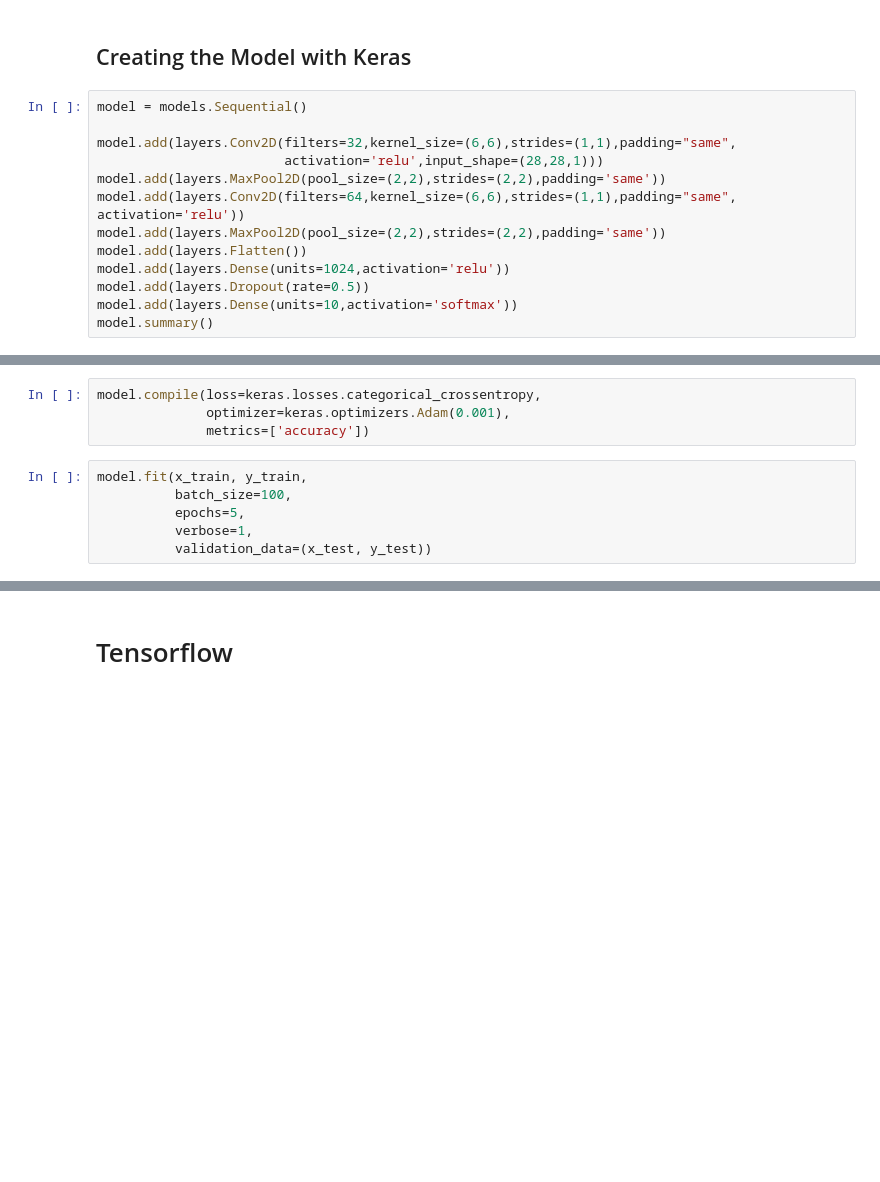
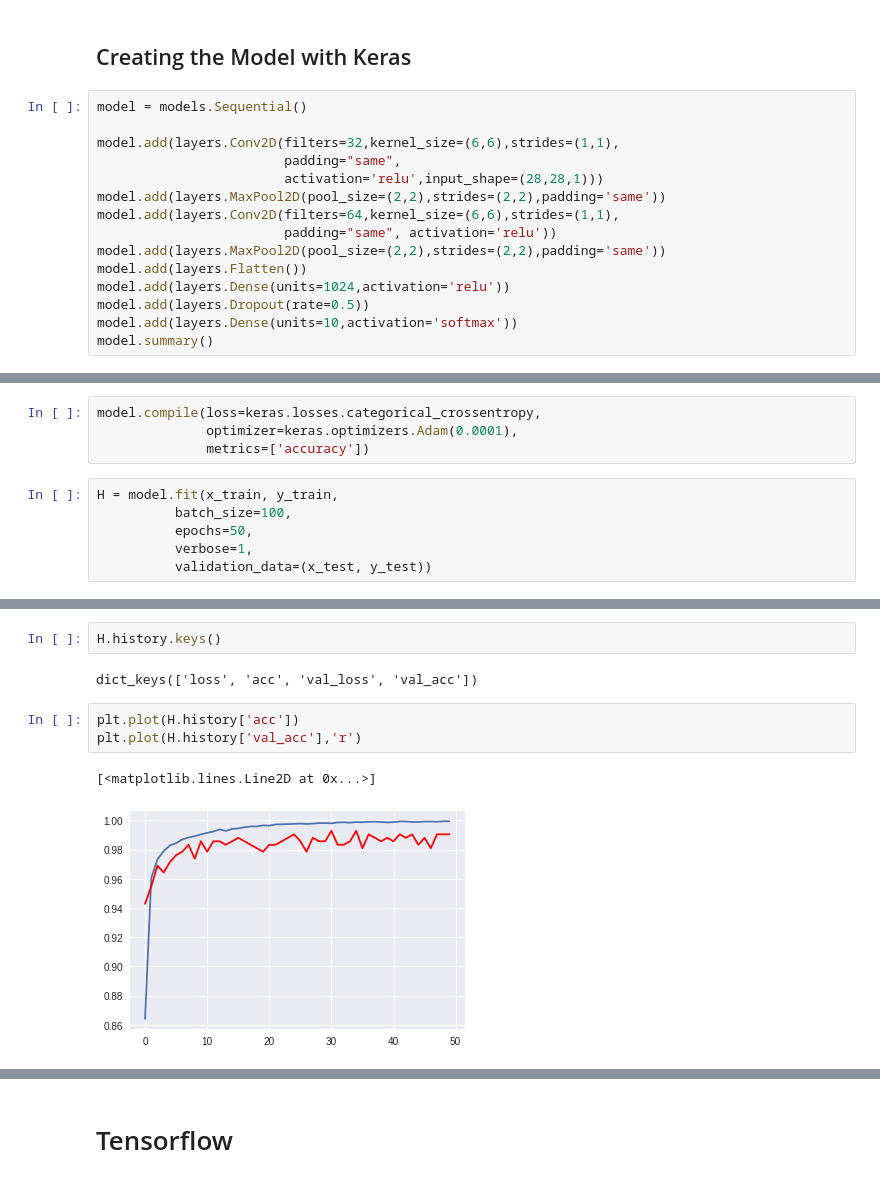
Before and after one commit to zht007/tensorflow-practice, a Jupyter notebook: 4_Clasification_DigitRecognizer/1 DL CNN for DigitRecognizer -Keras.ipynb, the cells around one changed output, grey strips where cells are left out. Cells and saved outputs as stored; diff of their text form; blank space fills up the shorter version.

```diff
--- a/4_Clasification_DigitRecognizer/1 DL CNN for DigitRecognizer -Keras.ipynb
+++ b/4_Clasification_DigitRecognizer/1 DL CNN for DigitRecognizer -Keras.ipynb
@@ -56,10 +69,12 @@ y_test = keras.utils.to_categorical(y_test)
 # %%
 model = models.Sequential()
 
-model.add(layers.Conv2D(filters=32,kernel_size=(6,6),strides=(1,1),padding="same",
+model.add(layers.Conv2D(filters=32,kernel_size=(6,6),strides=(1,1),
+                        padding="same",
                         activation='relu',input_shape=(28,28,1)))
 model.add(layers.MaxPool2D(pool_size=(2,2),strides=(2,2),padding='same'))
-model.add(layers.Conv2D(filters=64,kernel_size=(6,6),strides=(1,1),padding="same", activation='relu'))
+model.add(layers.Conv2D(filters=64,kernel_size=(6,6),strides=(1,1),
+                        padding="same", activation='relu'))
 model.add(layers.MaxPool2D(pool_size=(2,2),strides=(2,2),padding='same'))
 model.add(layers.Flatten())
 model.add(layers.Dense(units=1024,activation='relu'))
@@ -86,12 +101,12 @@ Non-trainable params: 0
 _________________________________________________________________
 # %%
 model.compile(loss=keras.losses.categorical_crossentropy,
-              optimizer=keras.optimizers.Adam(0.001),
+              optimizer=keras.optimizers.Adam(0.0001),
               metrics=['accuracy'])
 # %%
-model.fit(x_train, y_train,
+H = model.fit(x_train, y_train,
           batch_size=100,
-          epochs=5,
+          epochs=50,
           verbose=1,
           validation_data=(x_test, y_test))
 # %% [output]
@@ -100,0 +130,10 @@ KeyboardInterrupt:
+# %%
+H.history.keys()
+# %% [output]
+dict_keys(['loss', 'acc', 'val_loss', 'val_acc'])
+# %%
+plt.plot(H.history['acc'])
+plt.plot(H.history['val_acc'],'r')
+# %% [output]
+[<matplotlib.lines.Line2D at 0x...>]
+[figure, added]
```
Also changed, not shown: parts of 28 cells of this notebook, 2 other files.
